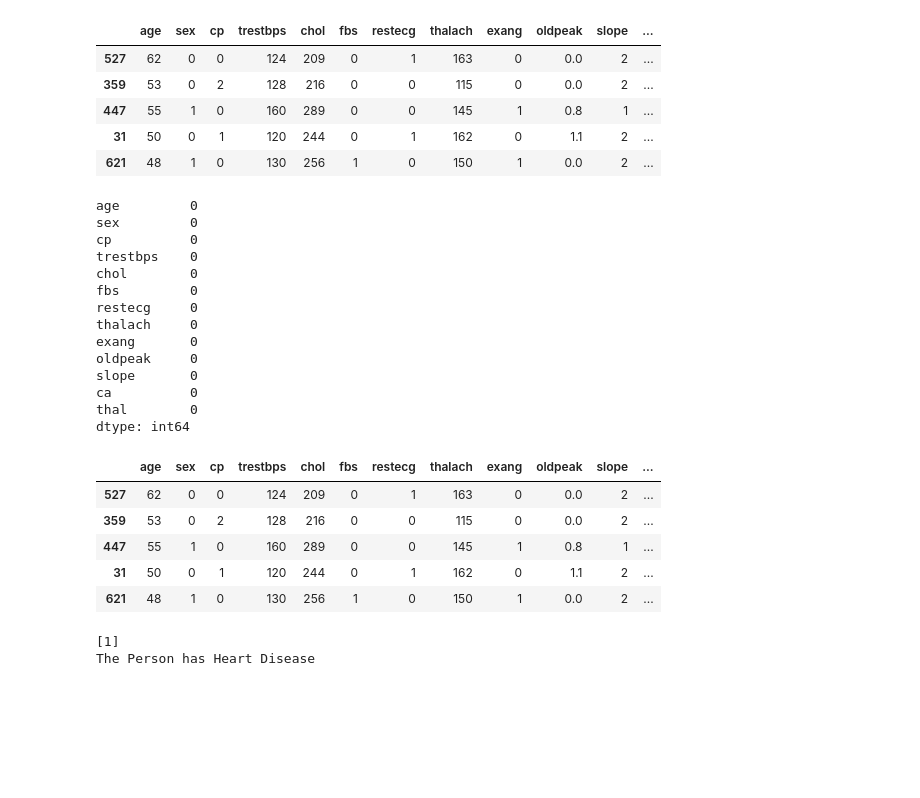
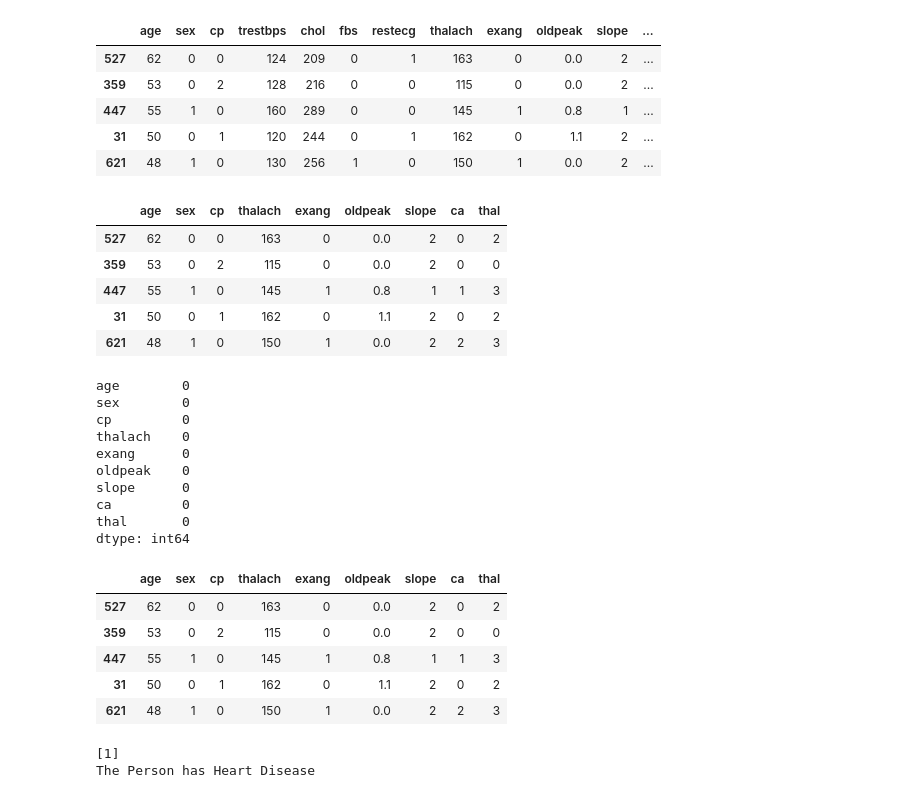
Before and after one commit to sandun7787/CIS-6009-FInal-project-prediction, a Jupyter notebook: Heart Prediction.ipynb, the cells around one changed output. Cells and saved outputs as stored; diff of their text form; code cells hidden in the pictures; blank space fills up the shorter version.

```diff
--- a/Heart Prediction.ipynb
+++ b/Heart Prediction.ipynb
@@ -688,27 +702,37 @@ test_data=test_set.drop("target",axis=1)
+# %%
+columns_to_drop = ['restecg','fbs','chol','trestbps','target']
+
+
+test_set.drop(columns=columns_to_drop, inplace=True)
+# %%
+test_set.head()
+# %% [output]
+|  | age | sex | cp | thalach | exang | oldpeak | slope | ca | thal |
+| 527 | 62 | 0 | 0 | 163 | 0 | 0.0 | 2 | 0 | 2 |
+| 359 | 53 | 0 | 2 | 115 | 0 | 0.0 | 2 | 0 | 0 |
+| 447 | 55 | 1 | 0 | 145 | 1 | 0.8 | 1 | 1 | 3 |
+| 31 | 50 | 0 | 1 | 162 | 0 | 1.1 | 2 | 0 | 2 |
+| 621 | 48 | 1 | 0 | 150 | 1 | 0.0 | 2 | 2 | 3 |
 # %%
-test_data.isnull().sum()
+test_set.isnull().sum()
 # %% [output]
-age         0
-sex         0
-cp          0
-trestbps    0
-chol        0
-fbs         0
-restecg     0
-thalach     0
-exang       0
-oldpeak     0
-slope       0
-ca          0
-thal        0
+age        0
+sex        0
+cp         0
+thalach    0
+exang      0
+oldpeak    0
+slope      0
+ca         0
+thal       0
 dtype: int64
 # %%
-test_data.head()
+test_set.head()
 # %% [output]
-|  | age | sex | cp | trestbps | chol | fbs | restecg | thalach | exang | oldpeak | slope | ... |
-| 527 | 62 | 0 | 0 | 124 | 209 | 0 | 1 | 163 | 0 | 0.0 | 2 | ... |
-| 359 | 53 | 0 | 2 | 128 | 216 | 0 | 0 | 115 | 0 | 0.0 | 2 | ... |
-| 447 | 55 | 1 | 0 | 160 | 289 | 0 | 0 | 145 | 1 | 0.8 | 1 | ... |
-| 31 | 50 | 0 | 1 | 120 | 244 | 0 | 1 | 162 | 0 | 1.1 | 2 | ... |
-| 621 | 48 | 1 | 0 | 130 | 256 | 1 | 0 | 150 | 1 | 0.0 | 2 | ... |
+|  | age | sex | cp | thalach | exang | oldpeak | slope | ca | thal |
+| 527 | 62 | 0 | 0 | 163 | 0 | 0.0 | 2 | 0 | 2 |
+| 359 | 53 | 0 | 2 | 115 | 0 | 0.0 | 2 | 0 | 0 |
+| 447 | 55 | 1 | 0 | 145 | 1 | 0.8 | 1 | 1 | 3 |
+| 31 | 50 | 0 | 1 | 162 | 0 | 1.1 | 2 | 0 | 2 |
+| 621 | 48 | 1 | 0 | 150 | 1 | 0.0 | 2 | 2 | 3 |
 # %%
```
Also changed, not shown: parts of 18 cells of this notebook.
